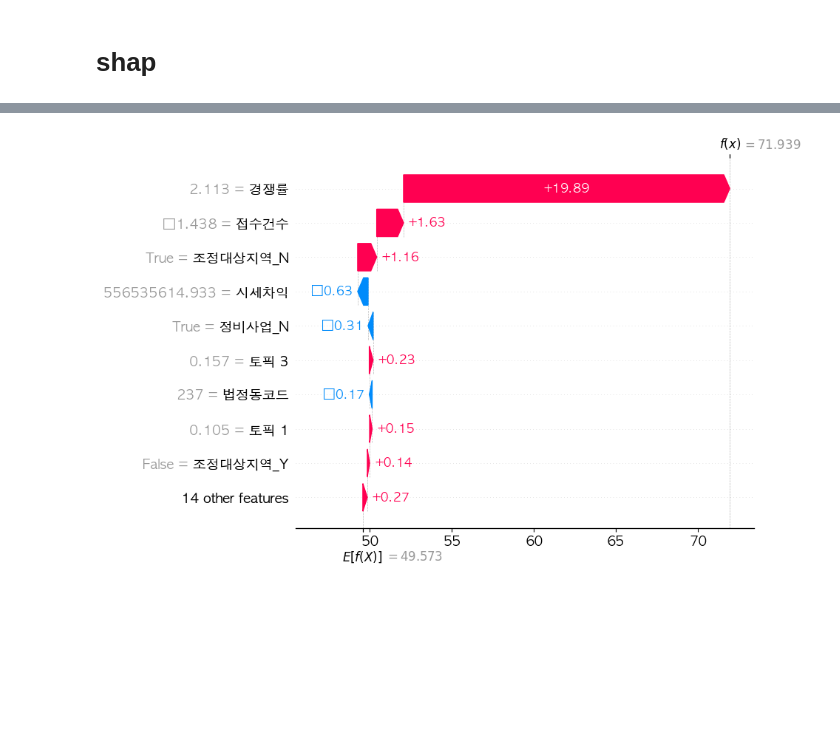
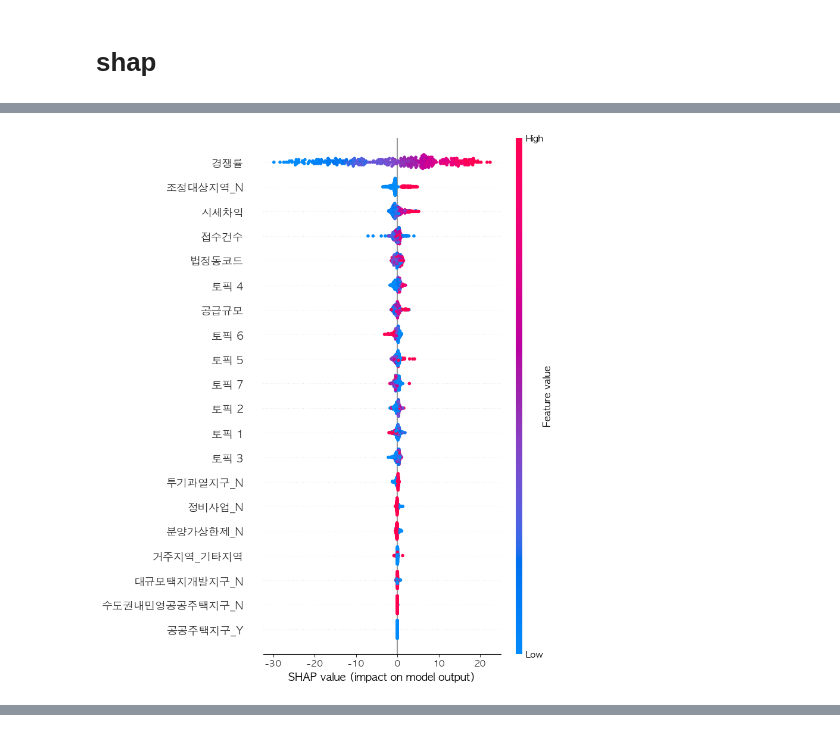
Before and after one commit to choikwangil95/HKToss-MLOps-Proejct, a Jupyter notebook: src/shap_low.ipynb, the cells around one changed output, grey strips where cells are left out. Saved outputs shown, nothing was run; the diff lists cells and outputs as text; code cells hidden in the pictures; blank space fills up the shorter version.

```diff
--- a/src/shap_low.ipynb
+++ b/src/shap_low.ipynb
@@ -144,3 +125,18 @@ shap.decision_plot(explainer.expected_value, shap_values.values[:10], X_test_tra
+# %%
+# 데이터 가져오기
+df3 = pd.read_csv("/Users/han-yeeun/mid-project/src/storage/shap_test_data/low_xgb_X_test_transformed.csv")
+# %%
+# 모델 로드
+loaded_model3 = joblib.load("/Users/han-yeeun/mid-project/src/storage/trained_model/model_low_xgb_0.0.1.pkl")
+# %%
+# SHAP 값 계산 (모델에 대해 SHAP 값을 계산)
+explainer = shap.Explainer(loaded_model3)
+shap_values = explainer(df3)
+
+# SHAP 값 시각화 (Summary Plot)
+shap.summary_plot(shap_values, df3)
+# %% [output]
+[figure, added]
 # %%
 # force plot
 shap.initjs()
@@ -148,9 +144,3 @@ shap.force_plot(explainer.expected_value, shap_values.values[3, :], X_test_trans
 # %% [output]
 [interactive output not drawn]
 <shap.plots._force.AdditiveForceVisualizer at 0x...>
-# %%
-# 특정 샘플에 대한 Waterfall Chart - 개별 샘플에 대한 예측 과정 시각화
-sample_idx = 3  # 첫 번째 샘플에 대해 시각화
-shap.plots.waterfall(shap_values[sample_idx])
-# %% [output]
-[figure, removed]
```
Also changed, not shown: parts of 21 cells of this notebook.
